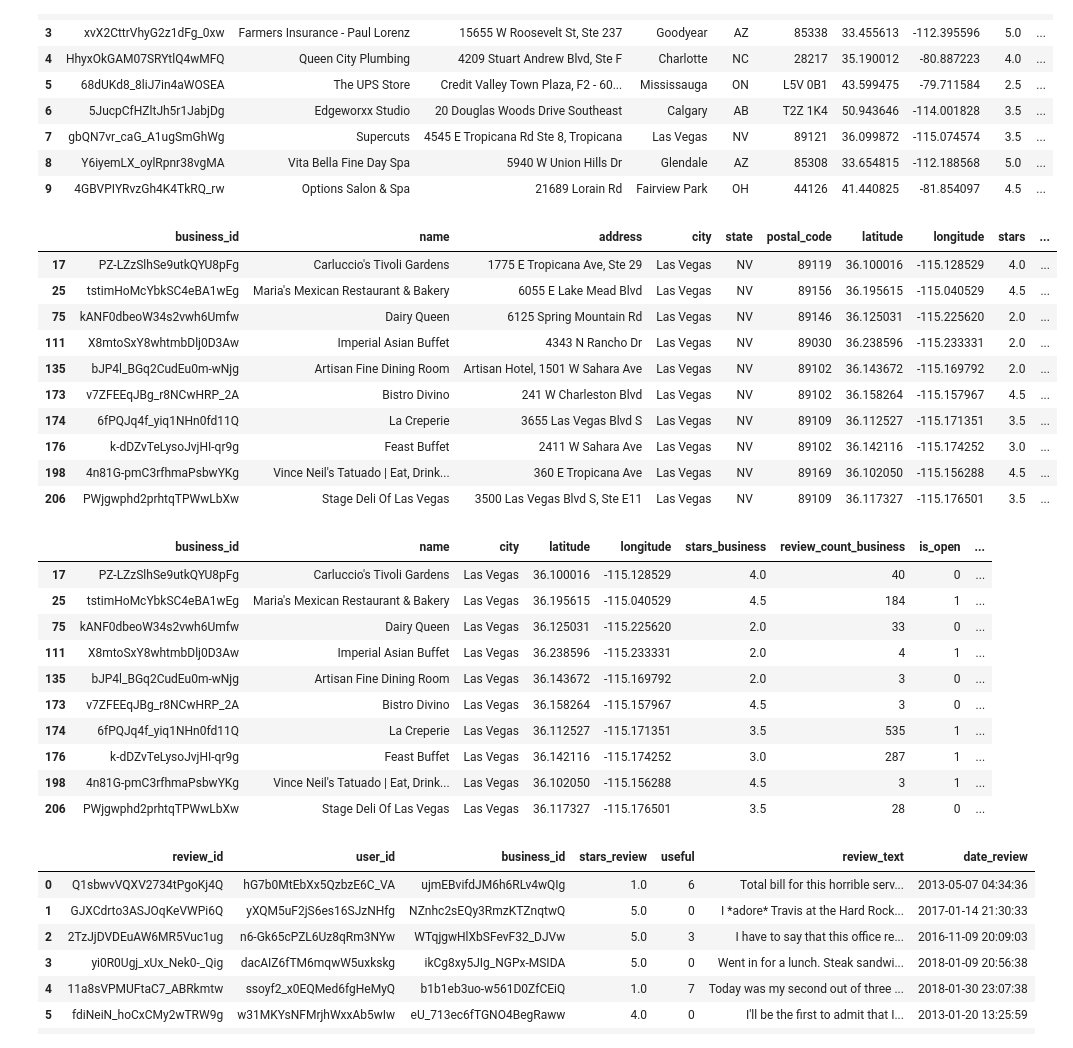
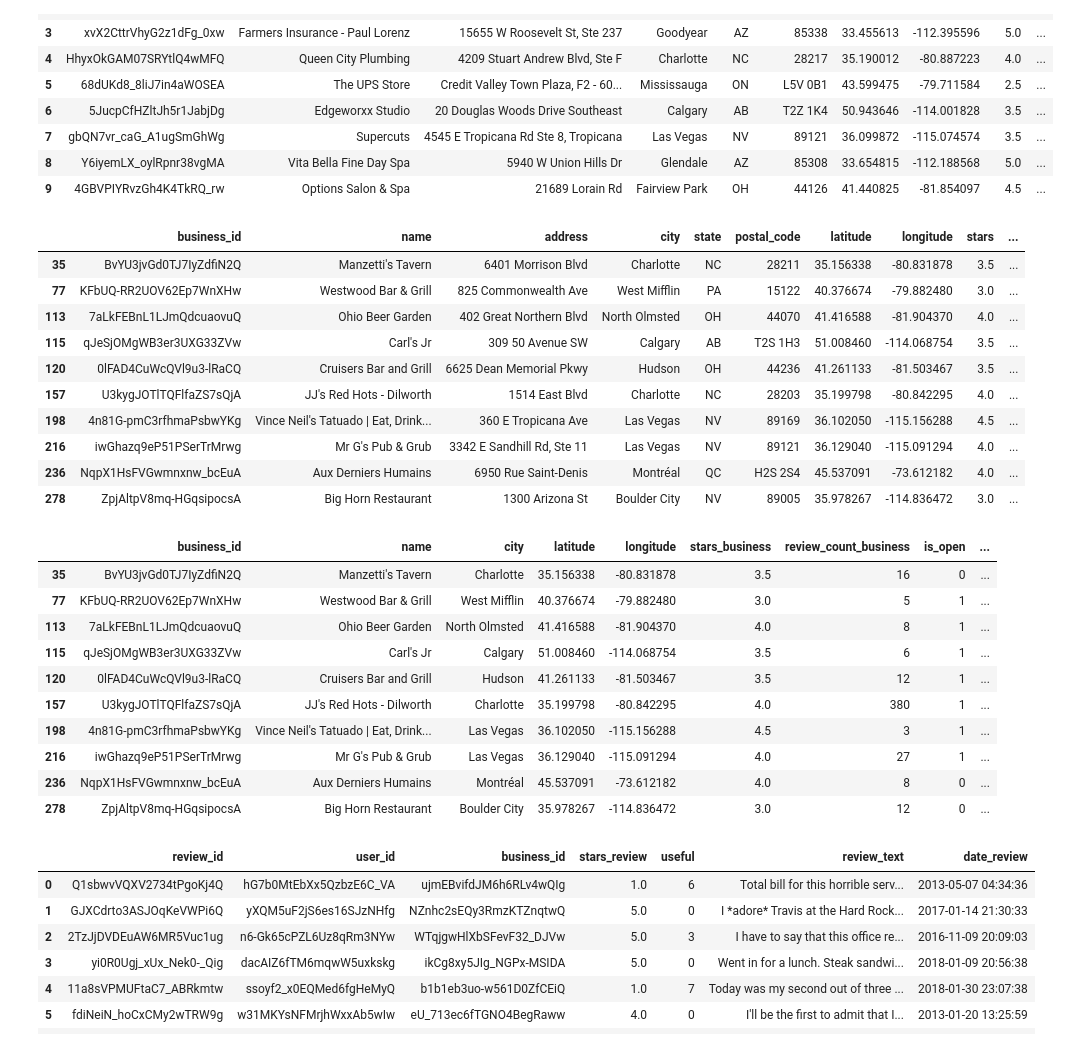
Before and after one commit to clarefrost/628-module-3, a Jupyter notebook: 628 module 3.ipynb, the cells around one changed output. Saved outputs shown, nothing was run; the diff lists cells and outputs as text; code cells hidden in the pictures.

```diff
--- a/628 module 3.ipynb
+++ b/628 module 3.ipynb
@@ -68,8 +68,8 @@ tip.head(10)
 | 8 | VLy6l8L72adD7iTBNqiPXw | YCRCFBr6myPS49on2aS2pQ | Sat in the drive thru this aftern... | 2017-03-13 03:29:40 | 0 |
 | 9 | zrvk0-B91ahJRSB-UcAmIA | RTBIiq-fJUXRsrzbL4MCqw | Okay so I had a groupon for a nea... | 2013-02-08 20:55:15 | 0 |
 # %%
-business=readjson("../M3Data/business.json")
-#business=readjson("C:/Users/wkn98/stat628/628-module-3/business.json")
+#business=readjson("../M3Data/business.json")
+business=readjson("C:/Users/wkn98/stat628/628-module-3/business.json")
 business.head(10)
 # %% [output]
 |  | business_id | name | address | city | state | postal_code | latitude | longitude | stars | ... |
@@ -86,36 +86,36 @@ business.head(10)
 # %%
 #business.groupby(['city'])['city'].value_counts().sort_values(ascending=False)[:20]
 # %%
-business_Las=business.loc[(business["city"]=="Las Vegas")&(business['categories'].str.contains("Restaurants",na=False))]
-business_Las.head(10)
+business_amer=business.loc[(business['categories'].str.contains("American \(Traditional\)",na=False))]
+business_amer.head(10)
 # %% [output]
 |  | business_id | name | address | city | state | postal_code | latitude | longitude | stars | ... |
-| 17 | PZ-LZzSlhSe9utkQYU8pFg | Carluccio's Tivoli Gardens | 1775 E Tropicana Ave, Ste 29 | Las Vegas | NV | 89119 | 36.100016 | -115.128529 | 4.0 | ... |
-| 25 | tstimHoMcYbkSC4eBA1wEg | Maria's Mexican Restaurant & Bakery | 6055 E Lake Mead Blvd | Las Vegas | NV | 89156 | 36.195615 | -115.040529 | 4.5 | ... |
-| 75 | kANF0dbeoW34s2vwh6Umfw | Dairy Queen | 6125 Spring Mountain Rd | Las Vegas | NV | 89146 | 36.125031 | -115.225620 | 2.0 | ... |
-| 111 | X8mtoSxY8whtmbDlj0D3Aw | Imperial Asian Buffet | 4343 N Rancho Dr | Las Vegas | NV | 89030 | 36.238596 | -115.233331 | 2.0 | ... |
-| 135 | bJP4l_BGq2CudEu0m-wNjg | Artisan Fine Dining Room | Artisan Hotel, 1501 W Sahara Ave | Las Vegas | NV | 89102 | 36.143672 | -115.169792 | 2.0 | ... |
-| 173 | v7ZFEEqJBg_r8NCwHRP_2A | Bistro Divino | 241 W Charleston Blvd | Las Vegas | NV | 89102 | 36.158264 | -115.157967 | 4.5 | ... |
-| 174 | 6fPQJq4f_yiq1NHn0fd11Q | La Creperie | 3655 Las Vegas Blvd S | Las Vegas | NV | 89109 | 36.112527 | -115.171351 | 3.5 | ... |
-| 176 | k-dDZvTeLysoJvjHI-qr9g | Feast Buffet | 2411 W Sahara Ave | Las Vegas | NV | 89102 | 36.142116 | -115.174252 | 3.0 | ... |
+| 35 | BvYU3jvGd0TJ7IyZdfiN2Q | Manzetti's Tavern | 6401 Morrison Blvd | Charlotte | NC | 28211 | 35.156338 | -80.831878 | 3.5 | ... |
+| 77 | KFbUQ-RR2UOV62Ep7WnXHw | Westwood Bar & Grill | 825 Commonwealth Ave | West Mifflin | PA | 15122 | 40.376674 | -79.882480 | 3.0 | ... |
+| 113 | 7aLkFEBnL1LJmQdcuaovuQ | Ohio Beer Garden | 402 Great Northern Blvd | North Olmsted | OH | 44070 | 41.416588 | -81.904370 | 4.0 | ... |
+| 115 | qJeSjOMgWB3er3UXG33ZVw | Carl's Jr | 309 50 Avenue SW | Calgary | AB | T2S 1H3 | 51.008460 | -114.068754 | 3.5 | ... |
+| 120 | 0lFAD4CuWcQVl9u3-lRaCQ | Cruisers Bar and Grill | 6625 Dean Memorial Pkwy | Hudson | OH | 44236 | 41.261133 | -81.503467 | 3.5 | ... |
+| 157 | U3kygJOTlTQFlfaZS7sQjA | JJ's Red Hots - Dilworth | 1514 East Blvd | Charlotte | NC | 28203 | 35.199798 | -80.842295 | 4.0 | ... |
 | 198 | 4n81G-pmC3rfhmaPsbwYKg | Vince Neil's Tatuado | Eat, Drink... | 360 E Tropicana Ave | Las Vegas | NV | 89169 | 36.102050 | -115.156288 | 4.5 | ... |
-| 206 | PWjgwphd2prhtqTPWwLbXw | Stage Deli Of Las Vegas | 3500 Las Vegas Blvd S, Ste E11 | Las Vegas | NV | 89109 | 36.117327 | -115.176501 | 3.5 | ... |
+| 216 | iwGhazq9eP51PSerTrMrwg | Mr G's Pub & Grub | 3342 E Sandhill Rd, Ste 11 | Las Vegas | NV | 89121 | 36.129040 | -115.091294 | 4.0 | ... |
+| 236 | NqpX1HsFVGwmnxnw_bcEuA | Aux Derniers Humains | 6950 Rue Saint-Denis | Montréal | QC | H2S 2S4 | 45.537091 | -73.612182 | 4.0 | ... |
+| 278 | ZpjAltpV8mq-HGqsipocsA | Big Horn Restaurant | 1300 Arizona St | Boulder City | NV | 89005 | 35.978267 | -114.836472 | 3.0 | ... |
 # %%
-business_keep=business_Las.drop(['state','postal_code','hours','address'], axis=1)
+business_keep=business_amer.drop(['state','postal_code','hours','address'], axis=1)
 business_keep.rename(columns={'review_count':'review_count_business','stars':'stars_business'},inplace=True)
 business_keep.head(10)
 # %% [output]
 |  | business_id | name | city | latitude | longitude | stars_business | review_count_business | is_open | ... |
-| 17 | PZ-LZzSlhSe9utkQYU8pFg | Carluccio's Tivoli Gardens | Las Vegas | 36.100016 | -115.128529 | 4.0 | 40 | 0 | ... |
-| 25 | tstimHoMcYbkSC4eBA1wEg | Maria's Mexican Restaurant & Bakery | Las Vegas | 36.195615 | -115.040529 | 4.5 | 184 | 1 | ... |
-| 75 | kANF0dbeoW34s2vwh6Umfw | Dairy Queen | Las Vegas | 36.125031 | -115.225620 | 2.0 | 33 | 0 | ... |
-| 111 | X8mtoSxY8whtmbDlj0D3Aw | Imperial Asian Buffet | Las Vegas | 36.238596 | -115.233331 | 2.0 | 4 | 1 | ... |
-| 135 | bJP4l_BGq2CudEu0m-wNjg | Artisan Fine Dining Room | Las Vegas | 36.143672 | -115.169792 | 2.0 | 3 | 0 | ... |
-| 173 | v7ZFEEqJBg_r8NCwHRP_2A | Bistro Divino | Las Vegas | 36.158264 | -115.157967 | 4.5 | 3 | 0 | ... |
-| 174 | 6fPQJq4f_yiq1NHn0fd11Q | La Creperie | Las Vegas | 36.112527 | -115.171351 | 3.5 | 535 | 1 | ... |
-| 176 | k-dDZvTeLysoJvjHI-qr9g | Feast Buffet | Las Vegas | 36.142116 | -115.174252 | 3.0 | 287 | 1 | ... |
+| 35 | BvYU3jvGd0TJ7IyZdfiN2Q | Manzetti's Tavern | Charlotte | 35.156338 | -80.831878 | 3.5 | 16 | 0 | ... |
+| 77 | KFbUQ-RR2UOV62Ep7WnXHw | Westwood Bar & Grill | West Mifflin | 40.376674 | -79.882480 | 3.0 | 5 | 1 | ... |
+| 113 | 7aLkFEBnL1LJmQdcuaovuQ | Ohio Beer Garden | North Olmsted | 41.416588 | -81.904370 | 4.0 | 8 | 1 | ... |
+| 115 | qJeSjOMgWB3er3UXG33ZVw | Carl's Jr | Calgary | 51.008460 | -114.068754 | 3.5 | 6 | 1 | ... |
+| 120 | 0lFAD4CuWcQVl9u3-lRaCQ | Cruisers Bar and Grill | Hudson | 41.261133 | -81.503467 | 3.5 | 12 | 1 | ... |
+| 157 | U3kygJOTlTQFlfaZS7sQjA | JJ's Red Hots - Dilworth | Charlotte | 35.199798 | -80.842295 | 4.0 | 380 | 1 | ... |
 | 198 | 4n81G-pmC3rfhmaPsbwYKg | Vince Neil's Tatuado | Eat, Drink... | Las Vegas | 36.102050 | -115.156288 | 4.5 | 3 | 1 | ... |
-| 206 | PWjgwphd2prhtqTPWwLbXw | Stage Deli Of Las Vegas | Las Vegas | 36.117327 | -115.176501 | 3.5 | 28 | 0 | ... |
+| 216 | iwGhazq9eP51PSerTrMrwg | Mr G's Pub & Grub | Las Vegas | 36.129040 | -115.091294 | 4.0 | 27 | 1 | ... |
+| 236 | NqpX1HsFVGwmnxnw_bcEuA | Aux Derniers Humains | Montréal | 45.537091 | -73.612182 | 4.0 | 8 | 0 | ... |
+| 278 | ZpjAltpV8mq-HGqsipocsA | Big Horn Restaurant | Boulder City | 35.978267 | -114.836472 | 3.0 | 12 | 0 | ... |
 # %%
 reviews_keep=reviews.drop(["funny","cool"], axis=1)
 reviews_keep.rename(columns={'stars':'stars_review','text':'review_text','date':'date_review'},inplace=True)
```
Also changed, not shown: parts of 24 cells of this notebook.
